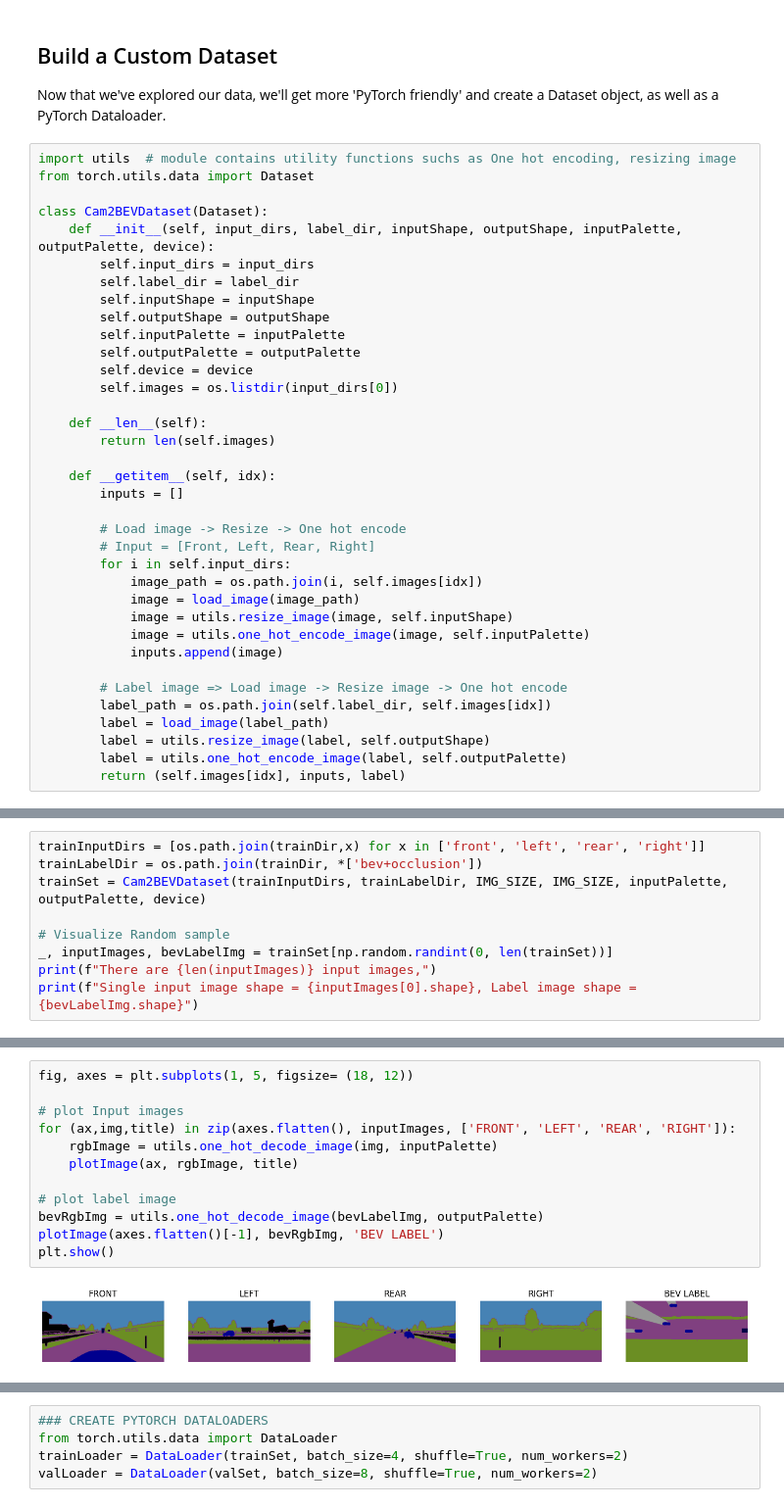
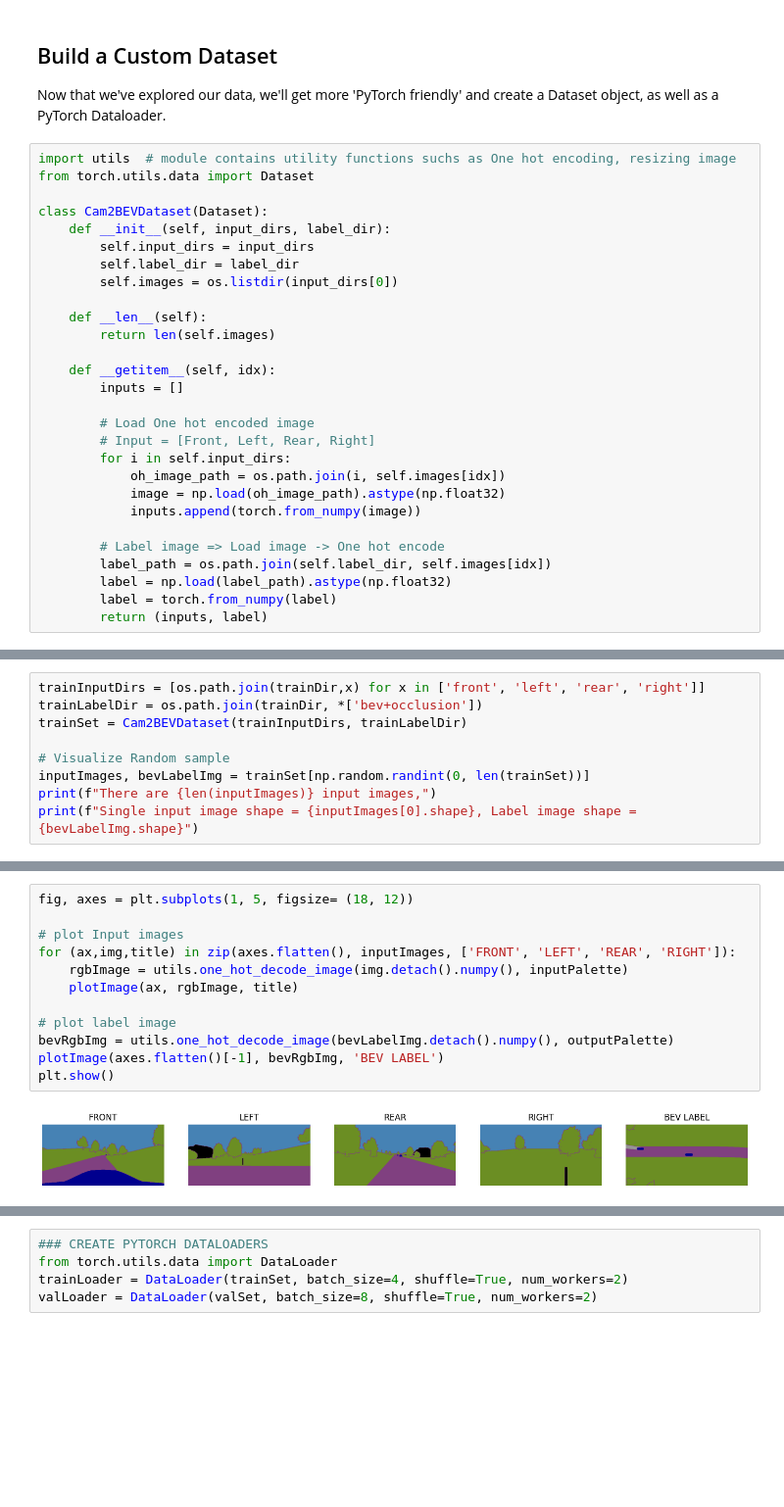
Before and after one commit to suryajayaraman/dl_blogs, a Jupyter notebook: BirdsEyeView/notebooks/cam2bev-unetxst-pytorch.ipynb, the cells around one changed output, grey strips where cells are left out. Shown at 98% size. Cells and saved outputs as stored; diff of their text form; blank space fills up the shorter version.

```diff
--- a/BirdsEyeView/notebooks/cam2bev-unetxst-pytorch.ipynb
+++ b/BirdsEyeView/notebooks/cam2bev-unetxst-pytorch.ipynb
@@ -104,14 +104,9 @@ import utils  # module contains utility functions suchs as One hot encoding, res
 from torch.utils.data import Dataset
 
 class Cam2BEVDataset(Dataset):
-    def __init__(self, input_dirs, label_dir, inputShape, outputShape, inputPalette, outputPalette, device):
+    def __init__(self, input_dirs, label_dir):
         self.input_dirs = input_dirs
         self.label_dir = label_dir
-        self.inputShape = inputShape
-        self.outputShape = outputShape
-        self.inputPalette = inputPalette
-        self.outputPalette = outputPalette
-        self.device = device
         self.images = os.listdir(input_dirs[0])
 
     def __len__(self):
@@ -120,18 +115,15 @@ class Cam2BEVDataset(Dataset):
     def __getitem__(self, idx):
         inputs = []
 
-        # Load image -> Resize -> One hot encode
+        # Load One hot encoded image
         # Input = [Front, Left, Rear, Right]
         for i in self.input_dirs:
-            image_path = os.path.join(i, self.images[idx])
-            image = load_image(image_path)
-            image = utils.resize_image(image, self.inputShape)
-            image = utils.one_hot_encode_image(image, self.inputPalette)
-            inputs.append(image)
+            oh_image_path = os.path.join(i, self.images[idx])
+            image = np.load(oh_image_path).astype(np.float32)
+            inputs.append(torch.from_numpy(image))
 
-        # Label image => Load image -> Resize image -> One hot encode
+        # Label image => Load image -> One hot encode
         label_path = os.path.join(self.label_dir, self.images[idx])
-        label = load_image(label_path)
-        label = utils.resize_image(label, self.outputShape)
-        label = utils.one_hot_encode_image(label, self.outputPalette)
-        return (self.images[idx], inputs, label)
+        label = np.load(label_path).astype(np.float32)
+        label = torch.from_numpy(label)
+        return (inputs, label)
@@ -142,10 +130,10 @@ device = torch.device("cuda" if torch.cuda.is_available() else "cpu")
 # %%
 trainInputDirs = [os.path.join(trainDir,x) for x in ['front', 'left', 'rear', 'right']]
 trainLabelDir = os.path.join(trainDir, *['bev+occlusion'])
-trainSet = Cam2BEVDataset(trainInputDirs, trainLabelDir, IMG_SIZE, IMG_SIZE, inputPalette, outputPalette, device)
+trainSet = Cam2BEVDataset(trainInputDirs, trainLabelDir)
 
 # Visualize Random sample
-_, inputImages, bevLabelImg = trainSet[np.random.randint(0, len(trainSet))]
+inputImages, bevLabelImg = trainSet[np.random.randint(0, len(trainSet))]
 print(f"There are {len(inputImages)} input images,")
 print(f"Single input image shape = {inputImages[0].shape}, Label image shape = {bevLabelImg.shape}")
 # %% [output]
@@ -154,17 +142,17 @@ Single input image shape = (10, 256, 512), Label image shape = (10, 256, 512)
 # %%
 fig, axes = plt.subplots(1, 5, figsize= (18, 12))
 
 # plot Input images
 for (ax,img,title) in zip(axes.flatten(), inputImages, ['FRONT', 'LEFT', 'REAR', 'RIGHT']):
-    rgbImage = utils.one_hot_decode_image(img, inputPalette)
+    rgbImage = utils.one_hot_decode_image(img.detach().numpy(), inputPalette)
     plotImage(ax, rgbImage, title)
 
 # plot label image
-bevRgbImg = utils.one_hot_decode_image(bevLabelImg, outputPalette)
+bevRgbImg = utils.one_hot_decode_image(bevLabelImg.detach().numpy(), outputPalette)
 plotImage(axes.flatten()[-1], bevRgbImg, 'BEV LABEL')
 plt.show()
 # %% [output]
-[figure, old version]
+[figure, new version]
 # %%
 # Create Validation dataset
 valInputDirs = [os.path.join(valDir,x) for x in ['front', 'left', 'rear', 'right']]
```
Also changed, not shown: parts of 19 cells of this notebook, 2 other files.
